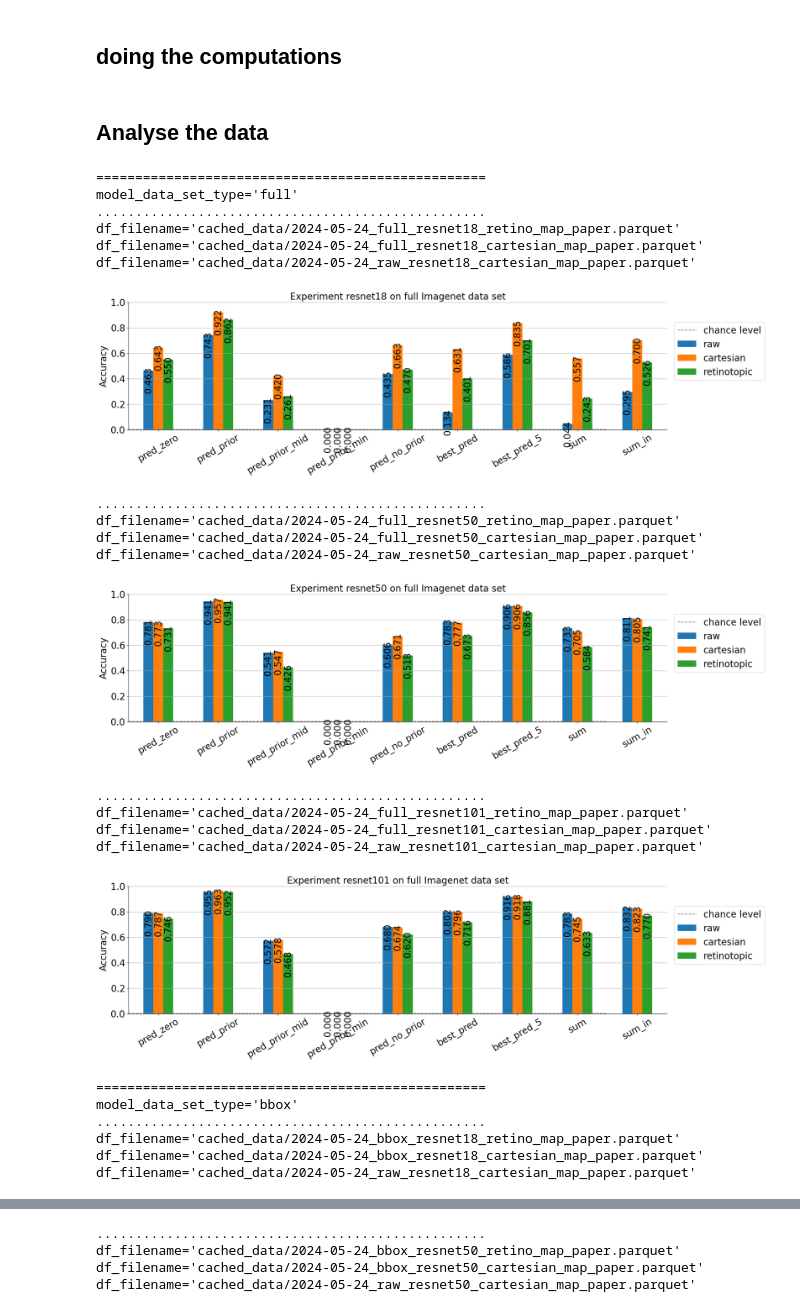
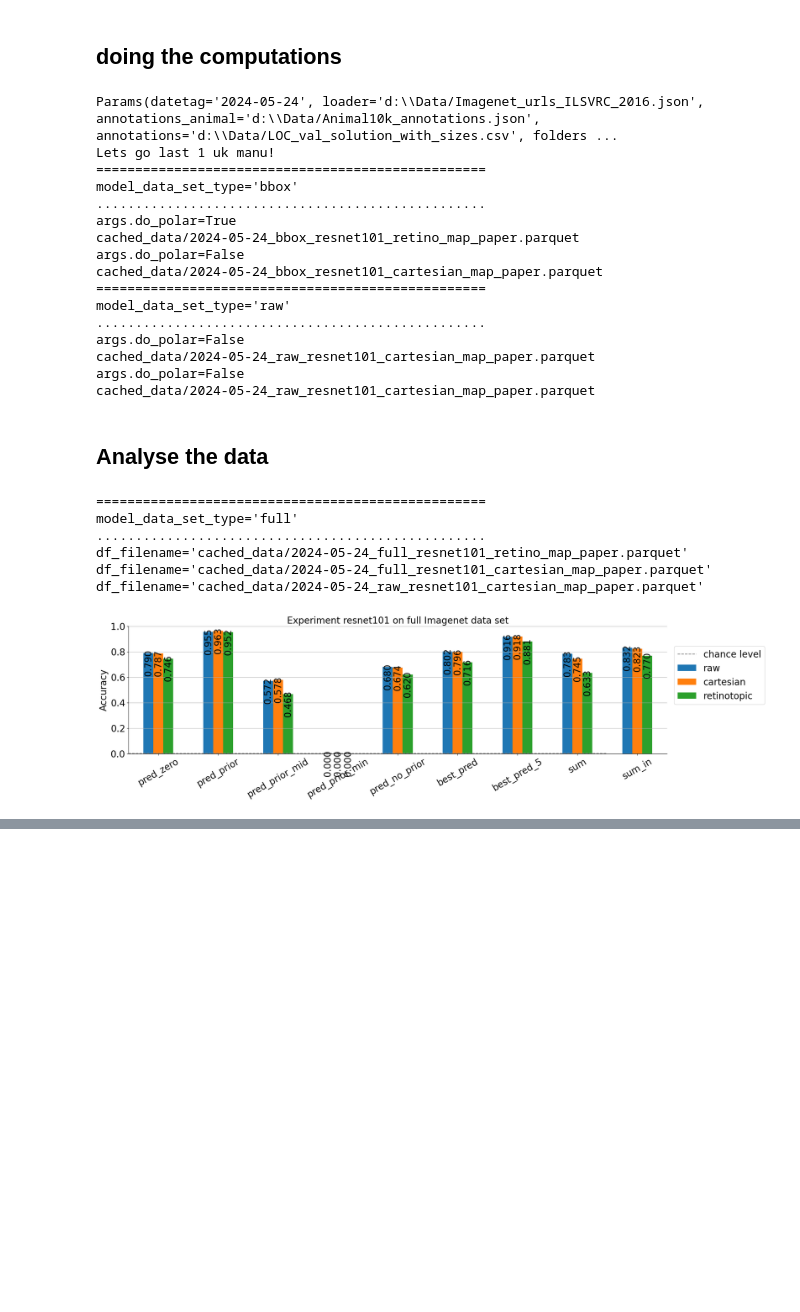
Before and after one commit to bicv/Retinotopy, a Jupyter notebook: 25_stats_of_likelihood_map.ipynb, the cells around one changed output, grey strips where cells are left out. Drawn from its saved outputs; the diff is of its cells as text; code cells hidden in the pictures; blank space fills up the shorter version.

```diff
--- a/25_stats_of_likelihood_map.ipynb
+++ b/25_stats_of_likelihood_map.ipynb
@@ -50,7 +50,7 @@ for model_data_set_type in ['bbox', 'raw']:
             args.do_polar = do_polar
             print(f'{args.do_polar=}')
 
-            df_filename = get_filename(data_cache, datetag, model_data_set_type, model_name, do_polar) + f'_map_paper_full_grid_0_5.parquet'
+            df_filename = get_filename(data_cache, datetag, model_data_set_type, model_name, do_polar) + f'_map_paper.parquet'
             print(df_filename)
 
             if os.path.isfile(df_filename):
@@ -62,7 +62,9 @@ for model_data_set_type in ['bbox', 'raw']:
 
                 model_filename = get_filename(data_cache, datetag, model_data_set_type, model_name, do_polar) + '.pt' if model_data_set_type != 'raw' else None
 
-                model = load_model(model_name=model_name, model_path=model_filename, do_circular=args.do_polar).to(device).eval()
+                #model_filename = f"cached_data/2024-03-04_{model_name}_do_polar={do_polar}_do_rottrain=False.pt"
+
+                model = charge_model(model_name=model_name, model_path=model_filename, do_circular=args.do_polar).to(device).eval()
 
                 if annotations is None:
                     annotations = get_annotation('csv')
@@ -70,7 +72,7 @@ for model_data_set_type in ['bbox', 'raw']:
                     annotations_cam = pd.read_parquet(df_filename_cam)
 
                 with torch.no_grad():
-                    BUG?? image_datasets = image_datasets_transforms(args, shuffle=False, verbose=False)
+                    image_datasets = image_datasets_transforms(args, shuffle=False, verbose=False)
                     #for indice in tqdm(indices):
                         #indice = int(indice)
                         #images, label = image_datasets[indice]
@@ -180,6 +182,23 @@ for model_data_set_type in ['bbox', 'raw']:
 
             #imshow(images.cpu())
             #imshow(images[arg_max_prior].cpu())
+# %% [output]
+Params(datetag='2024-05-24', loader='d:\\Data/Imagenet_urls_ILSVRC_2016.json', annotations_animal='d:\\Data/Animal10k_annotations.json', annotations='d:\\Data/LOC_val_solution_with_sizes.csv', folders ...
+Lets go last 1 uk manu!
+==================================================
+model_data_set_type='bbox'
+..................................................
+args.do_polar=True
+cached_data/2024-05-24_bbox_resnet101_retino_map_paper.parquet
+args.do_polar=False
+cached_data/2024-05-24_bbox_resnet101_cartesian_map_paper.parquet
+==================================================
+model_data_set_type='raw'
+..................................................
+args.do_polar=False
+cached_data/2024-05-24_raw_resnet101_cartesian_map_paper.parquet
+args.do_polar=False
+cached_data/2024-05-24_raw_resnet101_cartesian_map_paper.parquet
 # %% [markdown]
 ## Analyse the data
 # %%
@@ -206,53 +225,37 @@ def get_pandas(model_data_set_type, model_name):
 # %%
 fig_width = 15
 fontsize= 20
 
-#for model_data_set_type in [ 'bbox']:
-for model_data_set_type in ['full', 'bbox']:
+#for model_data_set_type in ['full' 'bbox']:
+for model_data_set_type in ['full']:
     print(50*'=')
     print(f'{model_data_set_type=}')
-    #for model_name in  ['resnet101']:
-    for model_name in  ['resnet18', 'resnet50', 'resnet101']:
+    for model_name in  ['resnet101']:
+    #for model_name in  ['resnet18', 'resnet50', 'resnet101']:
         print(50*'.')
 
         df, df_ret, df_raw = get_pandas(model_data_set_type, model_name)
 
         df_acc = pd.DataFrame({pred: {label: accuracy_score(df_[pred], df_["label"])
                                             for label, df_ in zip(['raw', 'cartesian', 'retinotopic'], [df_raw, df, df_ret])}
                                for pred in ['pred_zero', 'pred_prior', 'pred_prior_mid', 'pred_prior_min', 'pred_no_prior', 'best_pred', 'best_pred_5', 'sum', 'sum_in']})
 
         ax = df_acc.T.plot.bar(rot=30, figsize=(fig_width*1.4, fig_width//3), fontsize=fontsize)
         ax.set_ylim(0, 1)
         ax.hlines(xmin=-.5, xmax=7.5, y=1/1000, ls='--', ec='gray', label='chance level')
         # https://matplotlib.org/stable/gallery/lines_bars_and_markers/bar_label_demo.html
         for container in ax.containers: ax.bar_label(container, padding=-50, color='black', fontsize=fontsize, fmt='%.3f', rotation=90)
         plt.legend(bbox_to_anchor=(1.19, .35), loc='lower right', fontsize=fontsize)
         ax.grid(which='both', axis='y')
         for side in ['top', 'right'] :ax.spines[side].set_visible(False)
         ax.set_title(f'Experiment {model_name} on {model_data_set_type} Imagenet data set', size=fontsize)
         ax.set_ylabel('Accuracy', size=fontsize)
         plt.show();
 # %% [output]
 ==================================================
 model_data_set_type='full'
 ..................................................
-df_filename='cached_data/2024-05-24_full_resnet18_retino_map_paper.parquet'
-df_filename='cached_data/2024-05-24_full_resnet18_cartesian_map_paper.parquet'
-df_filename='cached_data/2024-05-24_raw_resnet18_cartesian_map_paper.parquet'
+df_filename='cached_data/2024-05-24_full_resnet101_retino_map_paper.parquet'
+df_filename='cached_data/2024-05-24_full_resnet101_cartesian_map_paper.parquet'
+df_filename='cached_data/2024-05-24_raw_resnet101_cartesian_map_paper.parquet'
-[figure, old version]
+[figure, new version]
-..................................................
-df_filename='cached_data/2024-05-24_full_resnet50_retino_map_paper.parquet'
-df_filename='cached_data/2024-05-24_full_resnet50_cartesian_map_paper.parquet'
-df_filename='cached_data/2024-05-24_raw_resnet50_cartesian_map_paper.parquet'
-[figure, removed]
-..................................................
-df_filename='cached_data/2024-05-24_full_resnet101_retino_map_paper.parquet'
-df_filename='cached_data/2024-05-24_full_resnet101_cartesian_map_paper.parquet'
-df_filename='cached_data/2024-05-24_raw_resnet101_cartesian_map_paper.parquet'
-[figure, removed]
-==================================================
-model_data_set_type='bbox'
-..................................................
-df_filename='cached_data/2024-05-24_bbox_resnet18_retino_map_paper.parquet'
-df_filename='cached_data/2024-05-24_bbox_resnet18_cartesian_map_paper.parquet'
-df_filename='cached_data/2024-05-24_raw_resnet18_cartesian_map_paper.parquet'
@@ -260,4 +261,0 @@ df_filename='cached_data/2024-05-24_raw_resnet18_cartesian_map_paper.parquet'
-..................................................
-df_filename='cached_data/2024-05-24_bbox_resnet50_retino_map_paper.parquet'
-df_filename='cached_data/2024-05-24_bbox_resnet50_cartesian_map_paper.parquet'
-df_filename='cached_data/2024-05-24_raw_resnet50_cartesian_map_paper.parquet'
```
Also changed, not shown: parts of 27 cells of this notebook, 1 other file.
